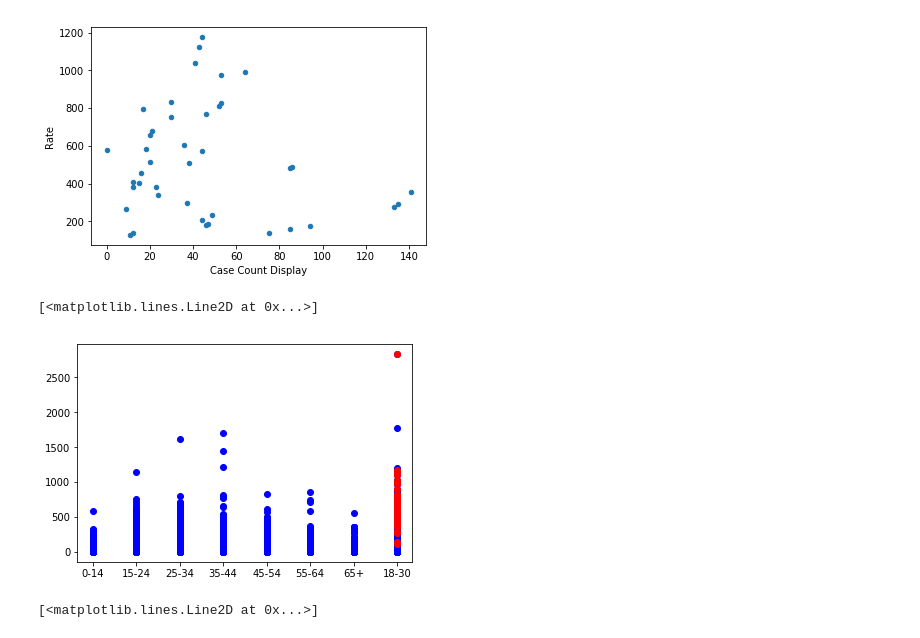
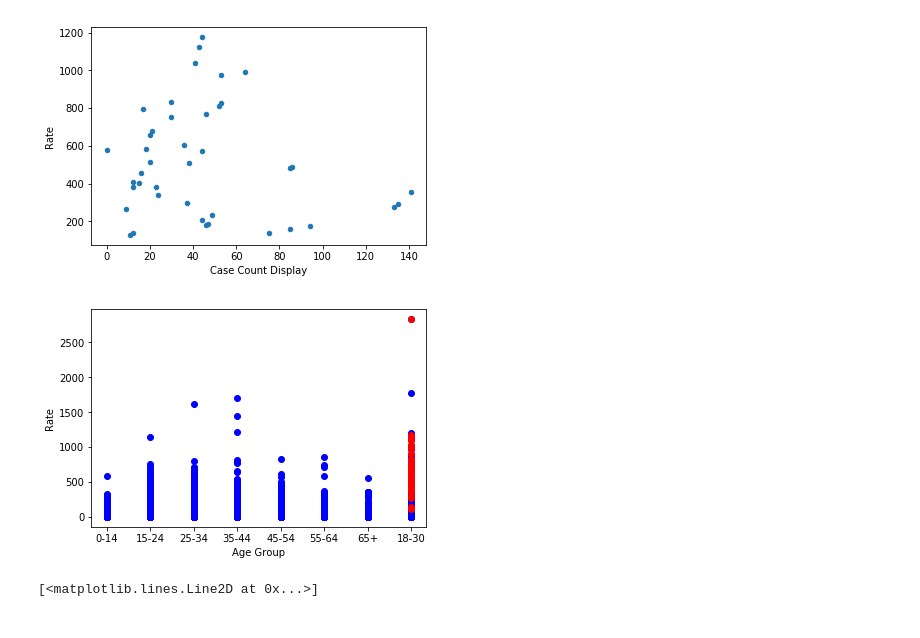
Before and after one commit to quq99/Opioid_Addiction_Crisis_in_Virginia, a Jupyter notebook: isolation_forest.ipynb, the cells around one changed output. Drawn from its saved outputs; the diff is of its cells as text; code cells hidden in the pictures.

```diff
--- a/isolation_forest.ipynb
+++ b/isolation_forest.ipynb
@@ -517,13 +517,15 @@ df_ag.iloc[y_index].plot(kind='scatter', x='Case Count Display',y='Rate',)
 # %%
 x = df_ag['Age Group']
 y = df_ag['Rate']
 plt.plot(x,y,'bo')
 x_pre = df_ag.iloc[y_index]['Age Group']
 y_pre = df_ag.iloc[y_index]['Rate']
 plt.plot(x_pre, y_pre, 'ro')
+plt.xlabel('Age Group')
+plt.ylabel('Rate')
+plt.savefig('anomaly_age_rate.png')
 # %% [output]
-[<matplotlib.lines.Line2D at 0x...>]
-[figure, old version]
+[figure, new version]
 # %%
 plt.figure(figsize=(50,30))
 x = df_ag['VDH Health District']
```
Also changed, not shown: parts of 2 cells of this notebook.
